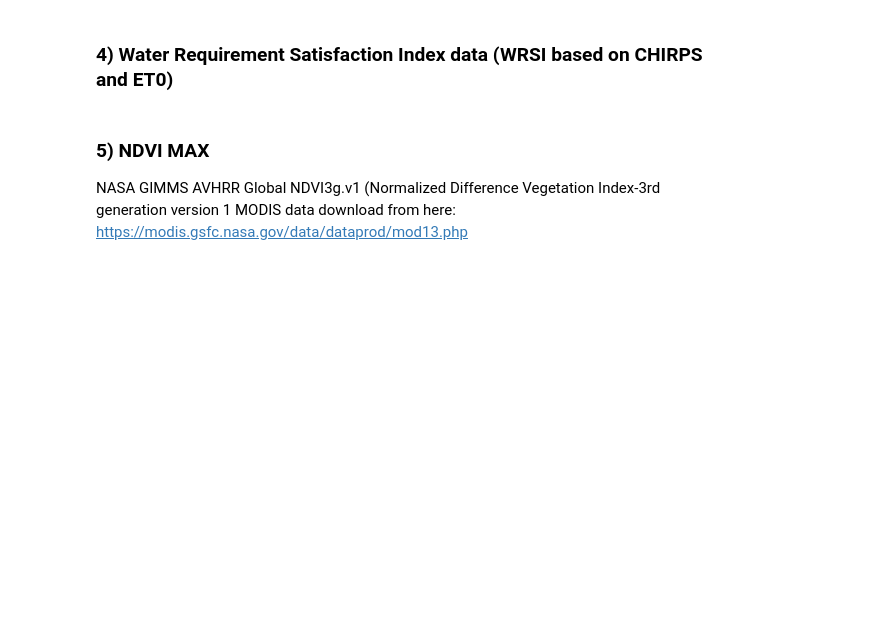
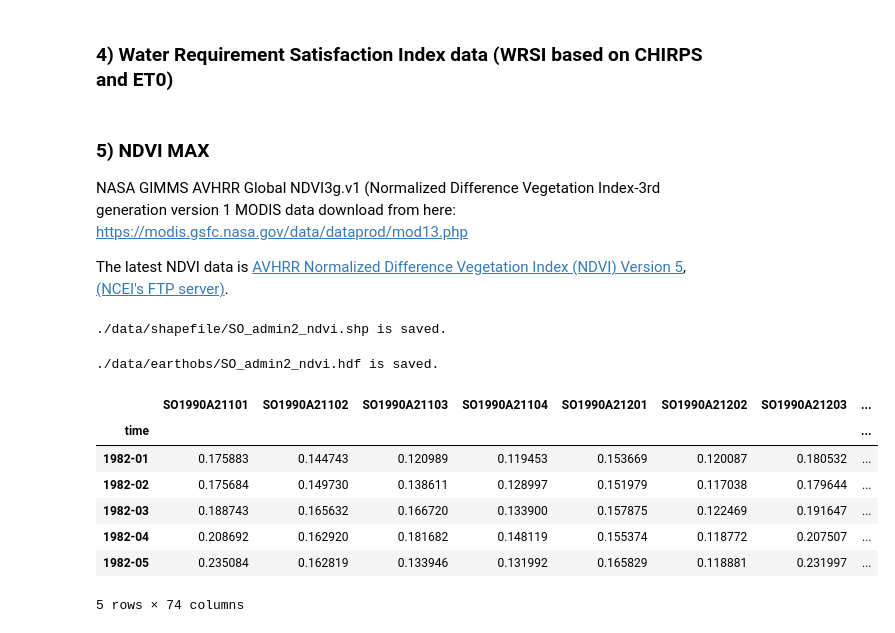
Before and after one commit to gnodnooh/CropDataMining, a Jupyter notebook: 02_EOdataPrep.ipynb, the cells around one changed output. Drawn from its saved outputs; the diff is of its cells as text; code cells hidden in the pictures; blank space fills up the shorter version.

```diff
--- a/02_EOdataPrep.ipynb
+++ b/02_EOdataPrep.ipynb
@@ -244,3 +244,77 @@ smos_dist.head()
 ### 5) NDVI MAX
 NASA GIMMS AVHRR Global NDVI3g.v1 (Normalized Difference Vegetation Index-3rd generation version 1 </br>
 MODIS data download from here: https://modis.gsfc.nasa.gov/data/dataprod/mod13.php
+
+
+The latest NDVI data is [AVHRR Normalized Difference Vegetation Index (NDVI) Version 5](https://www.ncei.noaa.gov/metadata/geoportal/rest/metadata/item/gov.noaa.ncdc:C01558/html), [(NCEI's FTP server)](https://www.ncei.noaa.gov/data/avhrr-land-normalized-difference-vegetation-index/access/).
+# %%
+# Get the extent of NDVI EastAfrica data
+# filn_ndvi = './data/earthobs/NDVI/AVHRR_NDVI_v5/AVHRR-Land_v005-preliminary_AVH13C1_NOAA-19_20200619_c20200620100604.nc'
+filn_ndvi = './data/earthobs/NDVI/GIMMS-NDVI-3g.v1/EastAfrica_monthly_ndvi3g_geo_v1_1982-2015.nc4'
+nc = Dataset(filn_ndvi, 'r')
+lat = np.array(nc.variables['latitude']); dy = 1/12
+lon = np.array(nc.variables['longitude']); dx = 1/12
+extent = [lon[0]-dx/2, lon[-1]+dx/2, lat[-1]-dy/2, lat[0]+dy/2]   # [minx, maxx, miny, maxy]
+
+# (1) Create a graticule of NDVI EastAfrica data
+filn_out = './data/shapefile/SO_admin2_ndvi.shp'
+CreateGridBox_subextent(filn_out, extent, dx, dy, sub_extent, set_print=False)
+
+# (2) Intersection of NDVI EastAfrica with admin level-2 boundaries
+ref = './data/shapefile/SO_admin2_ndvi.shp'
+adm = './data/shapefile/SO_admin2_1990_revised.shp'
+IntersectShapefiles(filn_out, adm, outSHP=ref, set_print=False)
+
+# (3) Calculate the areas of the intersected polygons
+# Reproject to Somalia UTM: UTM zone 38N (EPSG:20538)
+filn_out = './data/shapefile/SO_admin2_ndvi.shp'
+grid_dist = gpd.read_file('./data/shapefile/SO_admin2_ndvi.shp')
+grid_dist = grid_dist.to_crs(epsg=20538)    # UTM zone 18S
+# Caculate areas of all split polygons
+grid_dist["area_km2"] = grid_dist['geometry'].area / 10**6
+# Save GeoDataFrame to Shapefile
+grid_dist.to_file(filn_out)
+print('%s is saved.' % filn_out)
+# %% [output]
+./data/shapefile/SO_admin2_ndvi.shp is saved.
+# %%
+# Load NDVI EastAfrica data
+ndvi = np.array(nc.variables['ndvi'])
+ntim, nlat, nlon = ndvi.shape
+tim = nc.variables['time']
+tim = num2date(tim[:], tim.units, tim.calendar)
+tim = ['%04d-%02d' % (t.year, t.month) for t in tim]
+tim = pd.to_datetime(tim, format='%Y-%m')
+tim = tim.to_period('M')
+ndvi = ndvi.reshape([ntim,nlat*nlon])
+
+# Spatial averages in administrative units
+grid = gpd.read_file('./data/shapefile/SO_admin2_ndvi.shp')
+listID = np.sort(grid.FNID.unique())
+nID = len(listID)
+ndvi_dist = pd.DataFrame(np.zeros([ntim,nID]), index=tim, columns=listID)
+ndvi_dist.index.name = 'time'
+for fnid in listID:
+    subID = grid[grid.FNID == fnid].ID.astype(int)
+    subData = ndvi[:, subID.values]
+    subArea = grid[grid.FNID == fnid].area_km2
+    # Missing grids control
+    rdx = np.sum((subData == -3000) | (subData > 10000), 0) > 0
+    subData = subData[:,~rdx]
+    subArea = subArea[~rdx]
+    # Area-averaged data
+    ndvi_dist[fnid] = (subData @ subArea)/subArea.sum()
+ndvi_dist = ndvi_dist/10000 # Scale
+save_hdf('./data/earthobs/SO_admin2_ndvi.hdf',ndvi_dist)
+del ndvi, lat, lon, tim
+ndvi_dist.head()
+# %% [output]
+./data/earthobs/SO_admin2_ndvi.hdf is saved.
+|  | SO1990A21101 | SO1990A21102 | SO1990A21103 | SO1990A21104 | SO1990A21201 | SO1990A21202 | SO1990A21203 | ... |
+| time |  |  |  |  |  |  |  | ... |
+| 1982-01 | 0.175883 | 0.144743 | 0.120989 | 0.119453 | 0.153669 | 0.120087 | 0.180532 | ... |
+| 1982-02 | 0.175684 | 0.149730 | 0.138611 | 0.128997 | 0.151979 | 0.117038 | 0.179644 | ... |
+| 1982-03 | 0.188743 | 0.165632 | 0.166720 | 0.133900 | 0.157875 | 0.122469 | 0.191647 | ... |
+| 1982-04 | 0.208692 | 0.162920 | 0.181682 | 0.148119 | 0.155374 | 0.118772 | 0.207507 | ... |
+| 1982-05 | 0.235084 | 0.162819 | 0.133946 | 0.131992 | 0.165829 | 0.118881 | 0.231997 | ... |
+5 rows × 74 columns
```
Also changed, not shown: parts of 1 cell of this notebook, 2 other files.
